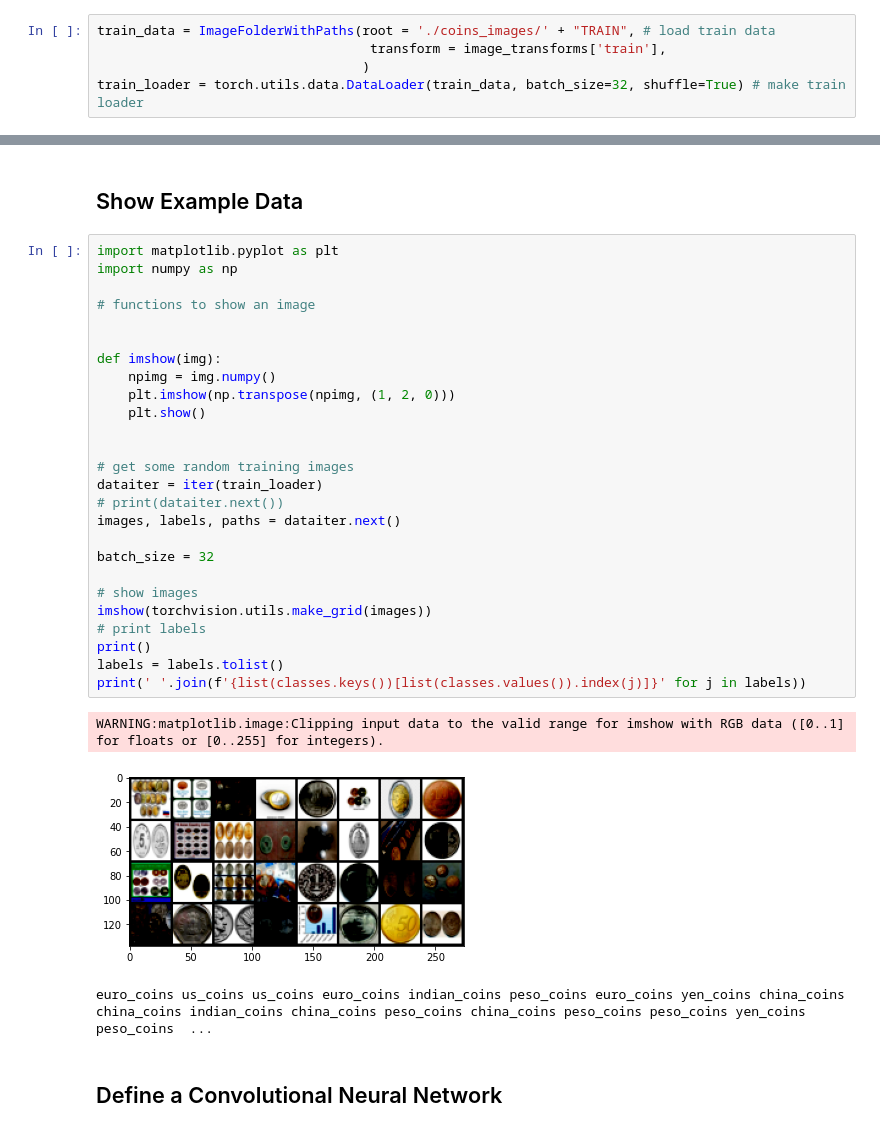
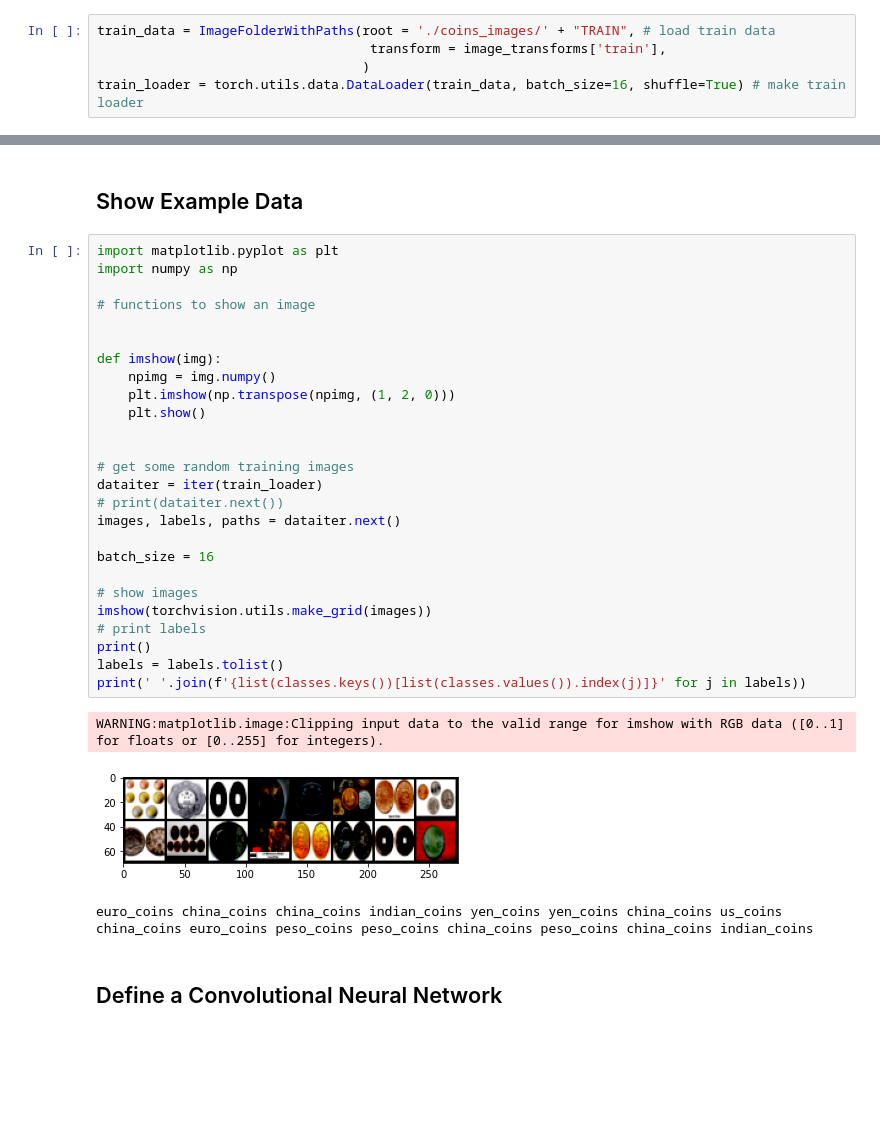
Before and after one commit to Wo-oJin/2022F-Ajou-ML, a Jupyter notebook: HW4/HW4.ipynb, the cells around one changed output, grey strips where cells are left out. Cells and saved outputs as stored; diff of their text form; blank space fills up the shorter version.

```diff
--- a/HW4/HW4.ipynb
+++ b/HW4/HW4.ipynb
@@ -166,7 +166,7 @@ class ImageFolderWithPaths(datasets.ImageFolder):
 train_data = ImageFolderWithPaths(root = './coins_images/' + "TRAIN", # load train data
                                    transform = image_transforms['train'],
                                   )
-train_loader = torch.utils.data.DataLoader(train_data, batch_size=32, shuffle=True) # make train loader
+train_loader = torch.utils.data.DataLoader(train_data, batch_size=16, shuffle=True) # make train loader
 # %%
 train_data
 # %% [output]
@@ -194,33 +194,33 @@ classes
 # %%
 import matplotlib.pyplot as plt
 import numpy as np
 
 # functions to show an image
 
 
 def imshow(img):
     npimg = img.numpy()
     plt.imshow(np.transpose(npimg, (1, 2, 0)))
     plt.show()
 
 
 # get some random training images
 dataiter = iter(train_loader)
 # print(dataiter.next())
 images, labels, paths = dataiter.next()
 
-batch_size = 32
+batch_size = 16
 
 # show images
 imshow(torchvision.utils.make_grid(images))
 # print labels
 print()
 labels = labels.tolist()
 print(' '.join(f'{list(classes.keys())[list(classes.values()).index(j)]}' for j in labels))
 # %% [output]
 WARNING:matplotlib.image:Clipping input data to the valid range for imshow with RGB data ([0..1] for floats or [0..255] for integers).
-[figure, old version]
+[figure, new version]
-euro_coins us_coins us_coins euro_coins indian_coins peso_coins euro_coins yen_coins china_coins china_coins indian_coins china_coins peso_coins china_coins peso_coins peso_coins yen_coins peso_coins  ...
+euro_coins china_coins china_coins indian_coins yen_coins yen_coins china_coins us_coins china_coins euro_coins peso_coins peso_coins china_coins peso_coins china_coins indian_coins
 # %% [markdown]
 ## Define a Convolutional Neural Network
 # %% [markdown]
```
Also changed, not shown: parts of 6 cells of this notebook.
